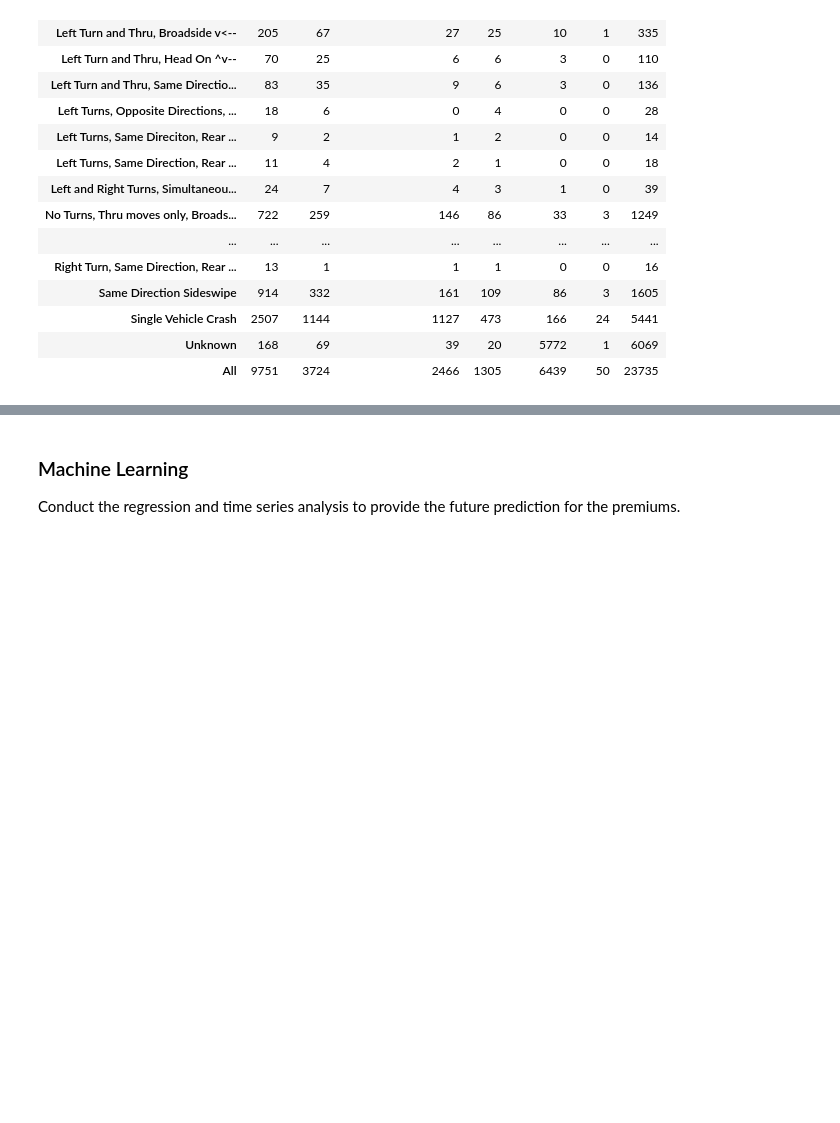
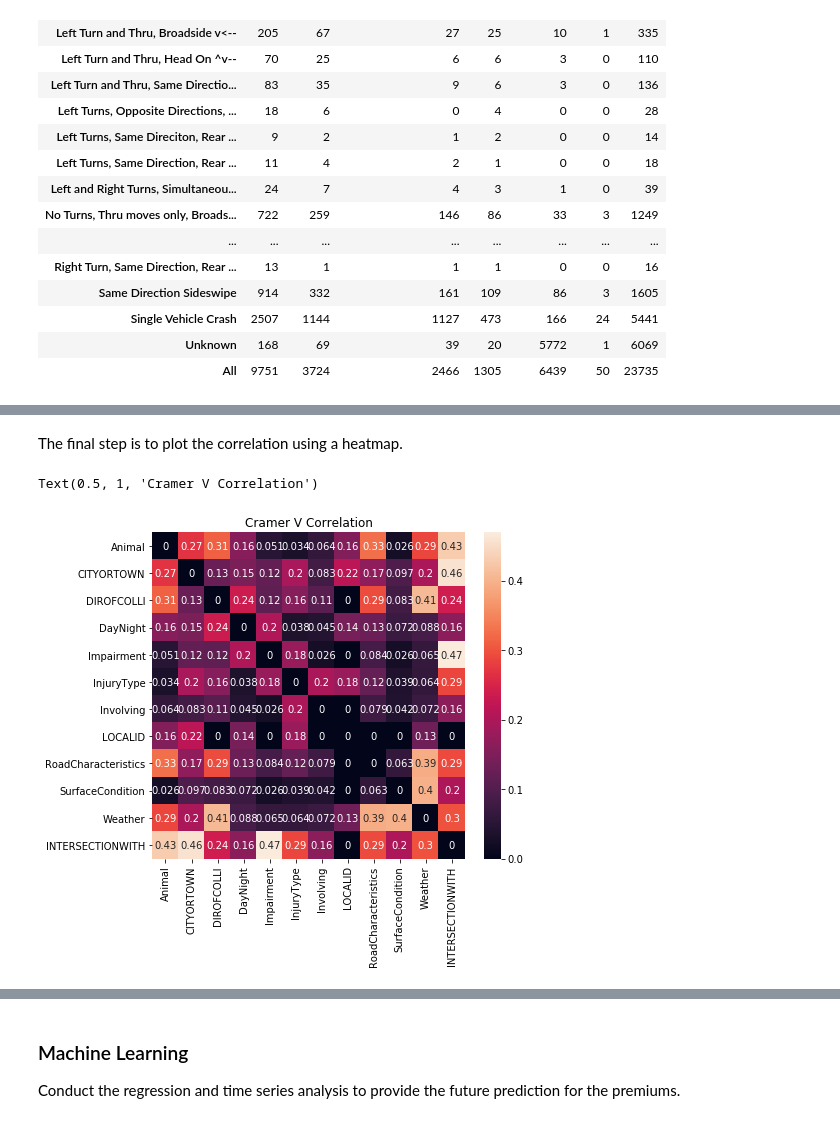
Before and after one commit to bmccxd/IST-5520-SP20-G1, a Jupyter notebook: Data Analysis-Group 1.ipynb, the cells around one changed output, grey strips where cells are left out. Cells and saved outputs as stored; diff of their text form; code cells hidden in the pictures; blank space fills up the shorter version.

```diff
--- a/Data Analysis-Group 1.ipynb
+++ b/Data Analysis-Group 1.ipynb
@@ -385,0 +370,5 @@ df.head()
+# %%
+# We need to choose columns to correlate
+chosen_cols = ['Animal','CITYORTOWN','DIROFCOLLI','DayNight',
+                 'Impairment', 'InjuryType','Involving','LOCALID','RoadCharacteristics','SurfaceCondition',
+                 'Weather','INTERSECTIONWITH']
@@ -385,0 +377,14 @@ df.head()
+# %%
+def cramers_corrected_stat(confusion_matrix):
+    """ calculate Cramers V statistic for categorial-categorial association.
+        uses correction from Bergsma and Wicher,
+        Journal of the Korean Statistical Society 42 (2013): 323-328
+    """
+    chi2 = ss.chi2_contingency(confusion_matrix)[0]
+    n = confusion_matrix.sum().sum()
+    phi2 = chi2/n
+    r,k = confusion_matrix.shape
+    phi2corr = max(0, phi2 - ((k-1)*(r-1))/(n-1))
+    rcorr = r - ((r-1)**2)/(n-1)
+    kcorr = k - ((k-1)**2)/(n-1)
+    return np.sqrt(phi2corr / min( (kcorr-1), (rcorr-1)))
@@ -385,0 +393,25 @@ df.head()
+# %%
+# Code taken from https://www.kaggle.com/phaethonprime/eda-and-logistic-regression
+# Adjusted to fit our dataset
+corr_matrix = np.zeros((len(chosen_cols),len(chosen_cols)))
+
+for col1, col2 in itertools.combinations(chosen_cols, 2):
+    try:
+        idx1, idx2 = chosen_cols.index(col1), chosen_cols.index(col2)
+        corr_matrix[idx1, idx2] = cramers_corrected_stat(pd.crosstab(corr_df[col1], corr_df[col2]))
+        corr_matrix[idx2, idx1] = corr_matrix[idx1, idx2]
+    except:
+        # If an error is thrown, replace the correlation value with 0.00
+        idx1, idx2 = chosen_cols.index(col1), chosen_cols.index(col2)
+        corr_matrix[idx1, idx2] = 0.00
+        corr_matrix[idx2, idx1] = corr_matrix[idx1, idx2]
+# %% [markdown]
+The final step is to plot the correlation using a heatmap.
+# %%
+corr = pd.DataFrame(corr_matrix, index=chosen_cols, columns=chosen_cols)
+fig, ax = plt.subplots(figsize=(7, 6))
+ax = sns.heatmap(corr, annot=True, ax=ax)
+ax.set_title("Cramer V Correlation")
+# %% [output]
+Text(0.5, 1, 'Cramer V Correlation')
+[figure, added]
```
Also changed, not shown: parts of 31 cells of this notebook.
